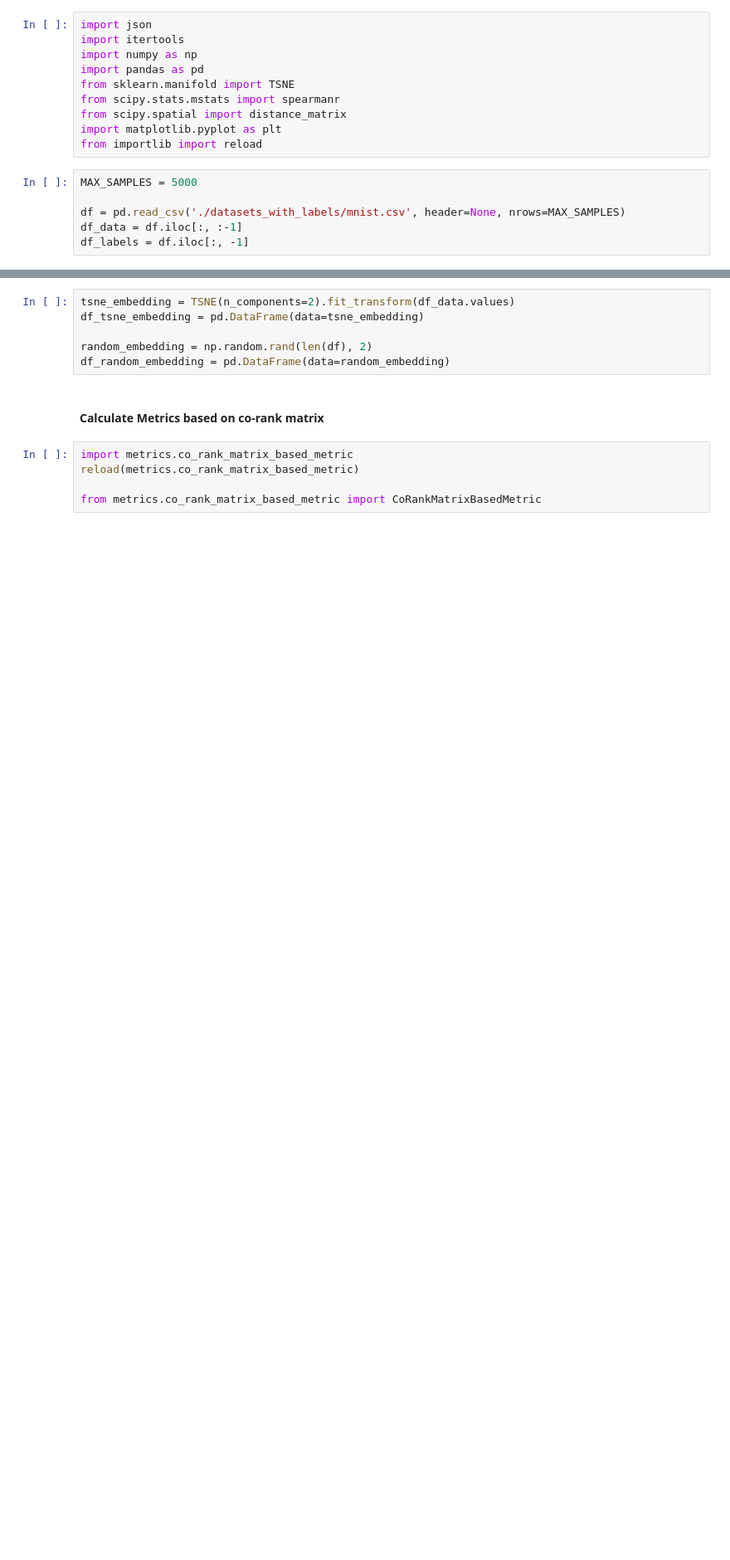
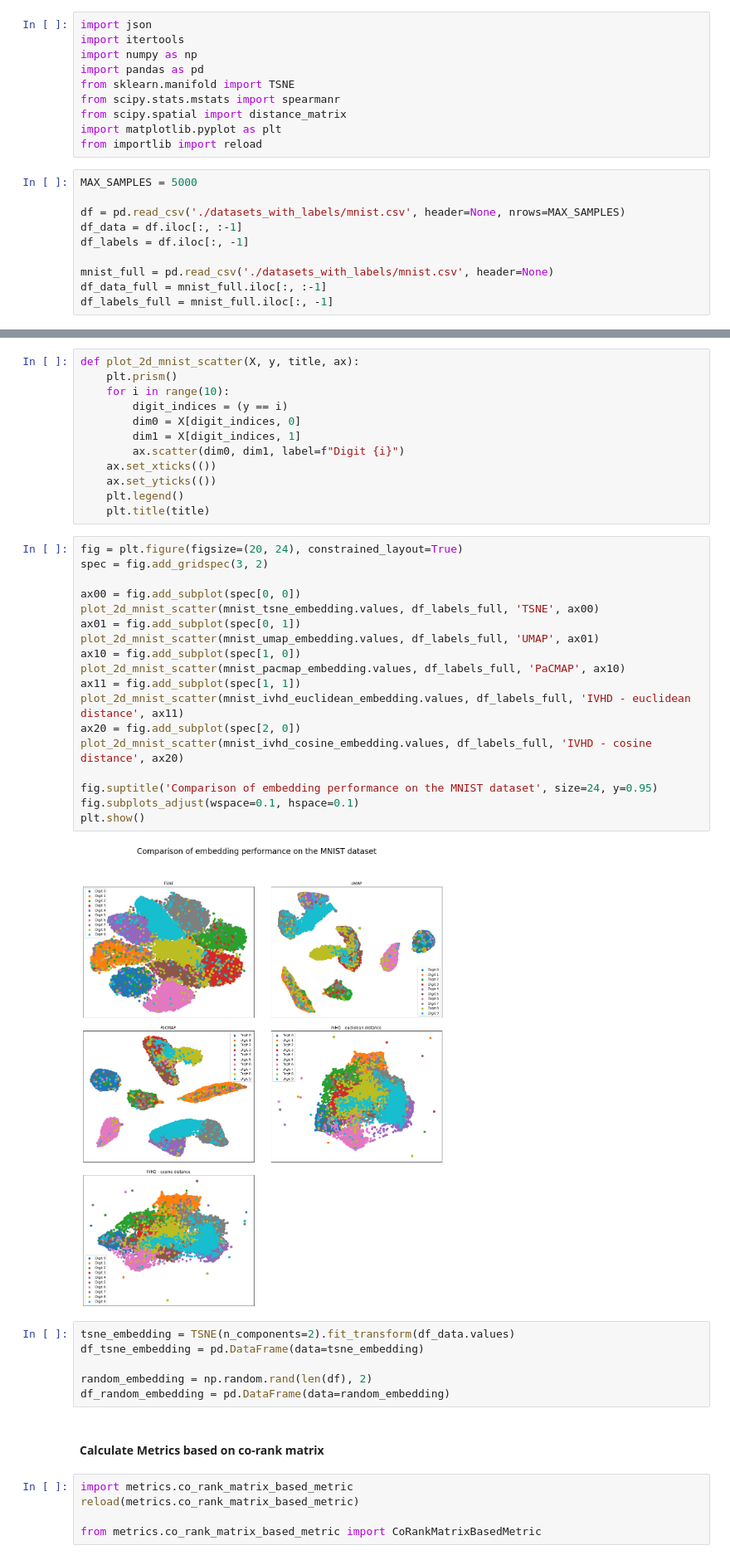
Before and after one commit to Smendowski/data-embedding-and-visualization, a Jupyter notebook: [4] MNIST embedding analysis.ipynb, the cells around one changed output, grey strips where cells are left out. Shown at 83% size. Drawn from its saved outputs; the diff is of its cells as text; blank space fills up the shorter version.

```diff
--- a/[4] MNIST embedding analysis.ipynb
+++ b/[4] MNIST embedding analysis.ipynb
@@ -14,3 +14,7 @@ MAX_SAMPLES = 5000
 df = pd.read_csv('./datasets_with_labels/mnist.csv', header=None, nrows=MAX_SAMPLES)
 df_data = df.iloc[:, :-1]
 df_labels = df.iloc[:, -1]
+
+mnist_full = pd.read_csv('./datasets_with_labels/mnist.csv', header=None)
+df_data_full = mnist_full.iloc[:, :-1]
+df_labels_full = mnist_full.iloc[:, -1]
@@ -17,3 +39,35 @@ df_labels = df.iloc[:, -1]
+# %%
+def plot_2d_mnist_scatter(X, y, title, ax):
+    plt.prism()
+    for i in range(10):
+        digit_indices = (y == i)
+        dim0 = X[digit_indices, 0]
+        dim1 = X[digit_indices, 1]
+        ax.scatter(dim0, dim1, label=f"Digit {i}")
+    ax.set_xticks(())
+    ax.set_yticks(())
+    plt.legend()
+    plt.title(title)
+# %%
+fig = plt.figure(figsize=(20, 24), constrained_layout=True)
+spec = fig.add_gridspec(3, 2)
+
+ax00 = fig.add_subplot(spec[0, 0])
+plot_2d_mnist_scatter(mnist_tsne_embedding.values, df_labels_full, 'TSNE', ax00)
+ax01 = fig.add_subplot(spec[0, 1])
+plot_2d_mnist_scatter(mnist_umap_embedding.values, df_labels_full, 'UMAP', ax01)
+ax10 = fig.add_subplot(spec[1, 0])
+plot_2d_mnist_scatter(mnist_pacmap_embedding.values, df_labels_full, 'PaCMAP', ax10)
+ax11 = fig.add_subplot(spec[1, 1])
+plot_2d_mnist_scatter(mnist_ivhd_euclidean_embedding.values, df_labels_full, 'IVHD - euclidean distance', ax11)
+ax20 = fig.add_subplot(spec[2, 0])
+plot_2d_mnist_scatter(mnist_ivhd_cosine_embedding.values, df_labels_full, 'IVHD - cosine distance', ax20)
+
+fig.suptitle('Comparison of embedding performance on the MNIST dataset', size=24, y=0.95)
+fig.subplots_adjust(wspace=0.1, hspace=0.1)
+plt.show()
+# %% [output]
+[figure, added]
 # %%
 tsne_embedding = TSNE(n_components=2).fit_transform(df_data.values)
 df_tsne_embedding = pd.DataFrame(data=tsne_embedding)
```
Also changed, not shown: parts of 10 cells of this notebook, 1 other file.
